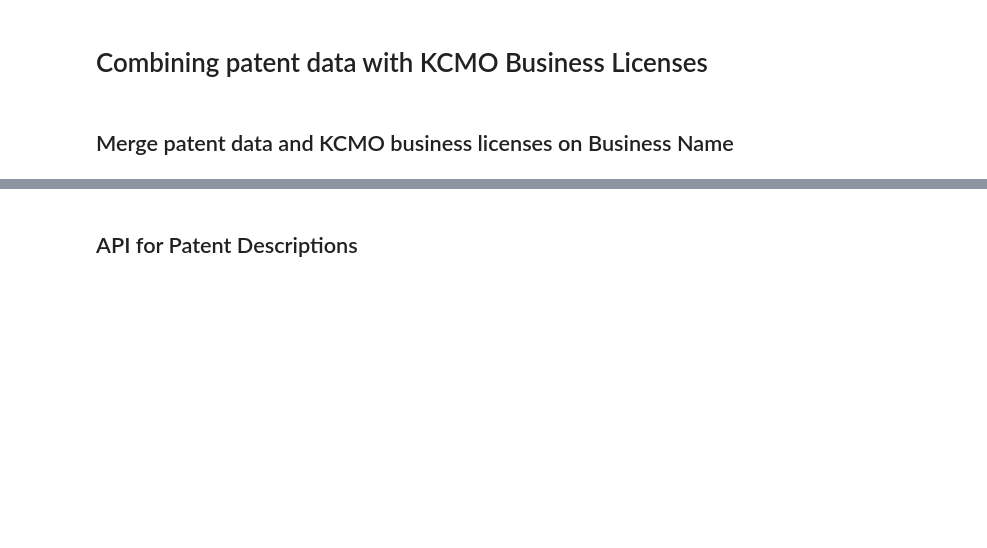
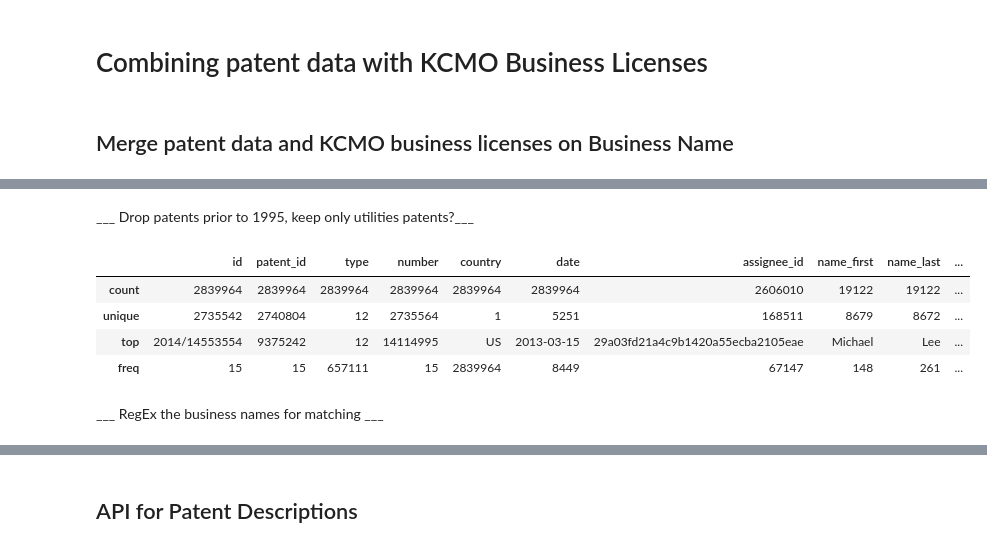
Before and after one commit to Coleridge-Initiative/ada-2018-kcmo, a Jupyter notebook: scripts/exploratory/patent_company_matching_and_descriptions_api.ipynb, the cells around one changed output, grey strips where cells are left out. Saved outputs shown, nothing was run; the diff lists cells and outputs as text; code cells hidden in the pictures; blank space fills up the shorter version.

```diff
--- a/scripts/exploratory/patent_company_matching_and_descriptions_api.ipynb
+++ b/scripts/exploratory/patent_company_matching_and_descriptions_api.ipynb
@@ -49,0 +68,12 @@ patent_data.describe(include = 'all')
+# %% [markdown]
+___ Drop patents prior to 1995, keep only utilities patents?___
+# %%
+patent_data = patent_data[pd.DatetimeIndex((pd.to_datetime(patent_data['date'], errors = 'coerce'))).year >= 2003]
+patent_data = patent_data[patent_data['patent_id'].str[:1].str.isnumeric()]
+patent_data.describe(include = 'all')
+# %% [output]
+|  | id | patent_id | type | number | country | date | assignee_id | name_first | name_last | ... |
+| count | 2839964 | 2839964 | 2839964 | 2839964 | 2839964 | 2839964 | 2606010 | 19122 | 19122 | ... |
+| unique | 2735542 | 2740804 | 12 | 2735564 | 1 | 5251 | 168511 | 8679 | 8672 | ... |
+| top | 2014/14553554 | 9375242 | 12 | 14114995 | US | 2013-03-15 | 29a03fd21a4c9b1420a55ecba2105eae | Michael | Lee | ... |
+| freq | 15 | 15 | 657111 | 15 | 2839964 | 8449 | 67147 | 148 | 261 | ... |
@@ -50,3 +82,5 @@ patent_data.describe(include = 'all')
+# %% [markdown]
+___ RegEx the business names for matching ___
 # %%
 patent_data['organization_clean'] = patent_data['organization'].str.upper()
 kcmo['business_name_clean'] = kcmo['fstrlegalName'].str.upper()
```
Also changed, not shown: parts of 26 cells of this notebook, 19 other files.
